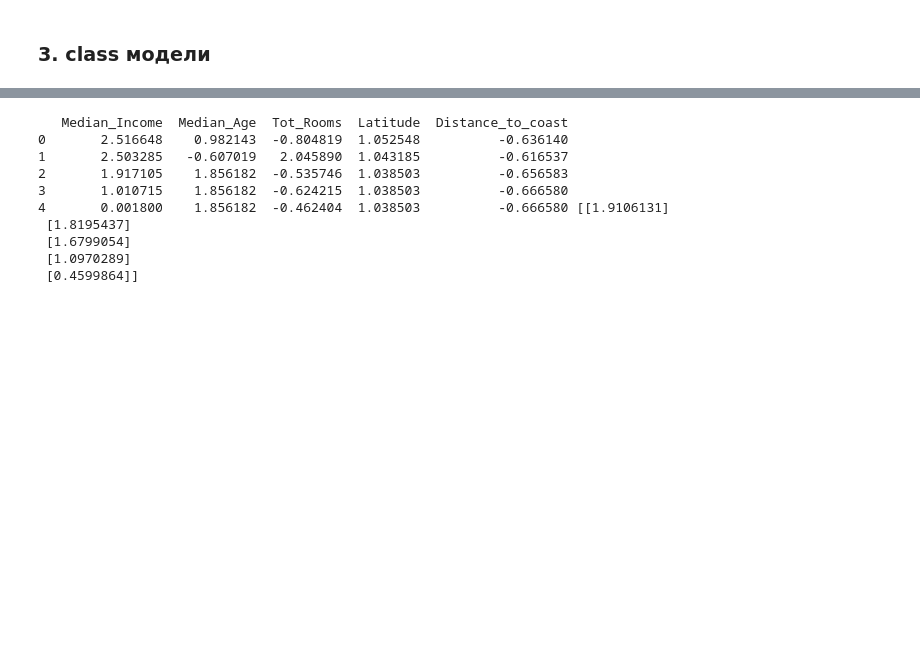
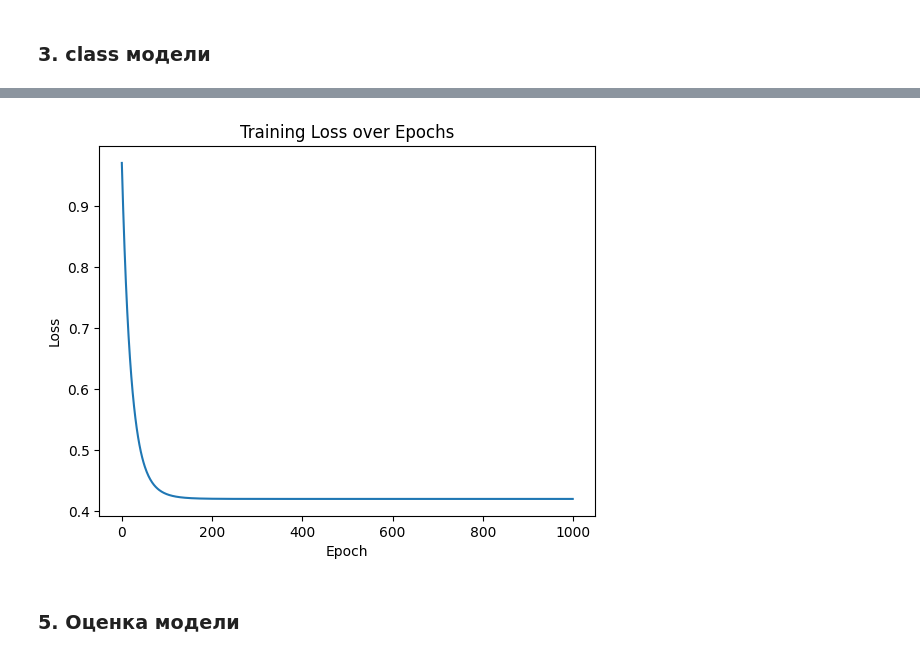
Before and after one commit to bailight/Study-note, a Jupyter notebook: СИИ/lab1.ipynb, the cells around one changed output, grey strips where cells are left out. Cells and saved outputs as stored; diff of their text form; code cells hidden in the pictures; blank space fills up the shorter version.

```diff
--- a/СИИ/lab1.ipynb
+++ b/СИИ/lab1.ipynb
@@ -315,15 +241,0 @@ Epoch [100/100], Train Loss: 0.4114
-# %%
-sample_features = dataset.x_data.iloc[:5]  # DataFrame格式
-predictions = model.predict()
-print(sample_features, predictions)
-# %% [output]
-   Median_Income  Median_Age  Tot_Rooms  Latitude  Distance_to_coast
-0       2.516648    0.982143  -0.804819  1.052548          -0.636140
-1       2.503285   -0.607019   2.045890  1.043185          -0.616537
-2       1.917105    1.856182  -0.535746  1.038503          -0.656583
-3       1.010715    1.856182  -0.624215  1.038503          -0.666580
-4       0.001800    1.856182  -0.462404  1.038503          -0.666580 [[1.9106131]
- [1.8195437]
- [1.6799054]
- [1.0970289]
- [0.4599864]]
@@ -333,0 +242,24 @@ print("Test error is %d" % (test_pred_error))
+# %%
+X = pd.read_csv('input.csv').values
+y = pd.read_csv('output.csv').values
+
+X = torch.tensor(X, dtype=torch.float32)
+y = torch.tensor(y, dtype=torch.float32)
+
+train_size = int(0.8 * len(X))
+X_train, X_test = X[:train_size], X[train_size:]
+y_train, y_test = y[:train_size], y[train_size:]
+
+model = model_linear(0.01, 1000)
+
+losses = model.fit(X_train, y_train)
+# %%
+plt.plot(losses)
+plt.title("Training Loss over Epochs")
+plt.xlabel("Epoch")
+plt.ylabel("Loss")
+plt.show()
+# %% [output]
+[figure, added]
+# %% [markdown]
+### 5. Оценка модели
```
Also changed, not shown: parts of 12 cells of this notebook, 4 other files.
